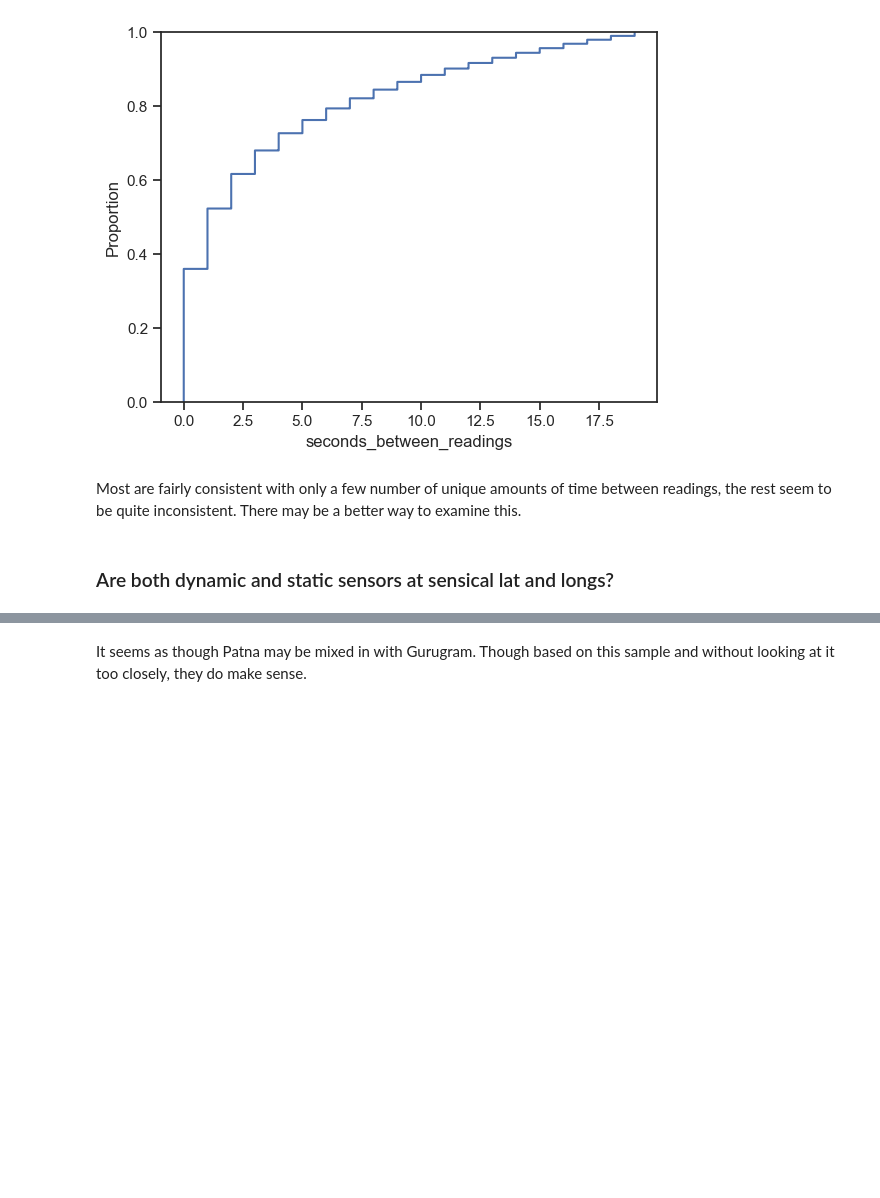
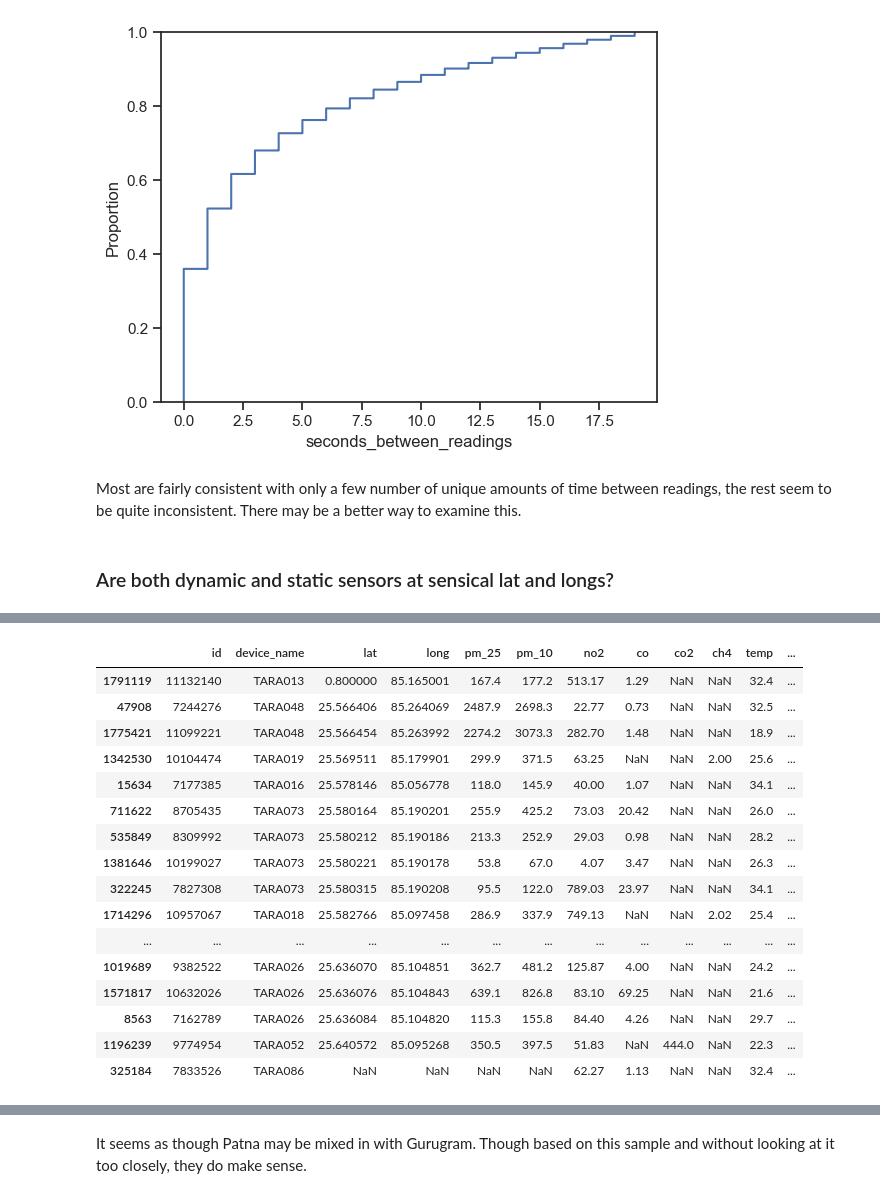
Before and after one commit to EconAIorg/vayu-gnn, a Jupyter notebook: notebooks/features/eric_eda.ipynb, the cells around one changed output, grey strips where cells are left out. Drawn from its saved outputs; the diff is of its cells as text; code cells hidden in the pictures; blank space fills up the shorter version.

```diff
--- a/notebooks/features/eric_eda.ipynb
+++ b/notebooks/features/eric_eda.ipynb
@@ -277,3 +461,23 @@ Most are fairly consistent with only a few number of unique amounts of time betw
+# %%
+df.sample(50, random_state=42).sort_values('lat')
+# %% [output]
+|  | id | device_name | lat | long | pm_25 | pm_10 | no2 | co | co2 | ch4 | temp | ... |
+| 1791119 | 11132140 | TARA013 | 0.800000 | 85.165001 | 167.4 | 177.2 | 513.17 | 1.29 | NaN | NaN | 32.4 | ... |
+| 47908 | 7244276 | TARA048 | 25.566406 | 85.264069 | 2487.9 | 2698.3 | 22.77 | 0.73 | NaN | NaN | 32.5 | ... |
+| 1775421 | 11099221 | TARA048 | 25.566454 | 85.263992 | 2274.2 | 3073.3 | 282.70 | 1.48 | NaN | NaN | 18.9 | ... |
+| 1342530 | 10104474 | TARA019 | 25.569511 | 85.179901 | 299.9 | 371.5 | 63.25 | NaN | NaN | 2.00 | 25.6 | ... |
+| 15634 | 7177385 | TARA016 | 25.578146 | 85.056778 | 118.0 | 145.9 | 40.00 | 1.07 | NaN | NaN | 34.1 | ... |
+| 711622 | 8705435 | TARA073 | 25.580164 | 85.190201 | 255.9 | 425.2 | 73.03 | 20.42 | NaN | NaN | 26.0 | ... |
+| 535849 | 8309992 | TARA073 | 25.580212 | 85.190186 | 213.3 | 252.9 | 29.03 | 0.98 | NaN | NaN | 28.2 | ... |
+| 1381646 | 10199027 | TARA073 | 25.580221 | 85.190178 | 53.8 | 67.0 | 4.07 | 3.47 | NaN | NaN | 26.3 | ... |
+| 322245 | 7827308 | TARA073 | 25.580315 | 85.190208 | 95.5 | 122.0 | 789.03 | 23.97 | NaN | NaN | 34.1 | ... |
+| 1714296 | 10957067 | TARA018 | 25.582766 | 85.097458 | 286.9 | 337.9 | 749.13 | NaN | NaN | 2.02 | 25.4 | ... |
+| ... | ... | ... | ... | ... | ... | ... | ... | ... | ... | ... | ... | ... |
+| 1019689 | 9382522 | TARA026 | 25.636070 | 85.104851 | 362.7 | 481.2 | 125.87 | 4.00 | NaN | NaN | 24.2 | ... |
+| 1571817 | 10632026 | TARA026 | 25.636076 | 85.104843 | 639.1 | 826.8 | 83.10 | 69.25 | NaN | NaN | 21.6 | ... |
+| 8563 | 7162789 | TARA026 | 25.636084 | 85.104820 | 115.3 | 155.8 | 84.40 | 4.26 | NaN | NaN | 29.7 | ... |
+| 1196239 | 9774954 | TARA052 | 25.640572 | 85.095268 | 350.5 | 397.5 | 51.83 | NaN | 444.0 | NaN | 22.3 | ... |
+| 325184 | 7833526 | TARA086 | NaN | NaN | NaN | NaN | 62.27 | 1.13 | NaN | NaN | 32.4 | ... |
 # %%
 import geopandas as gpd
 import pandas as pd
```
Also changed, not shown: parts of 15 cells of this notebook.
